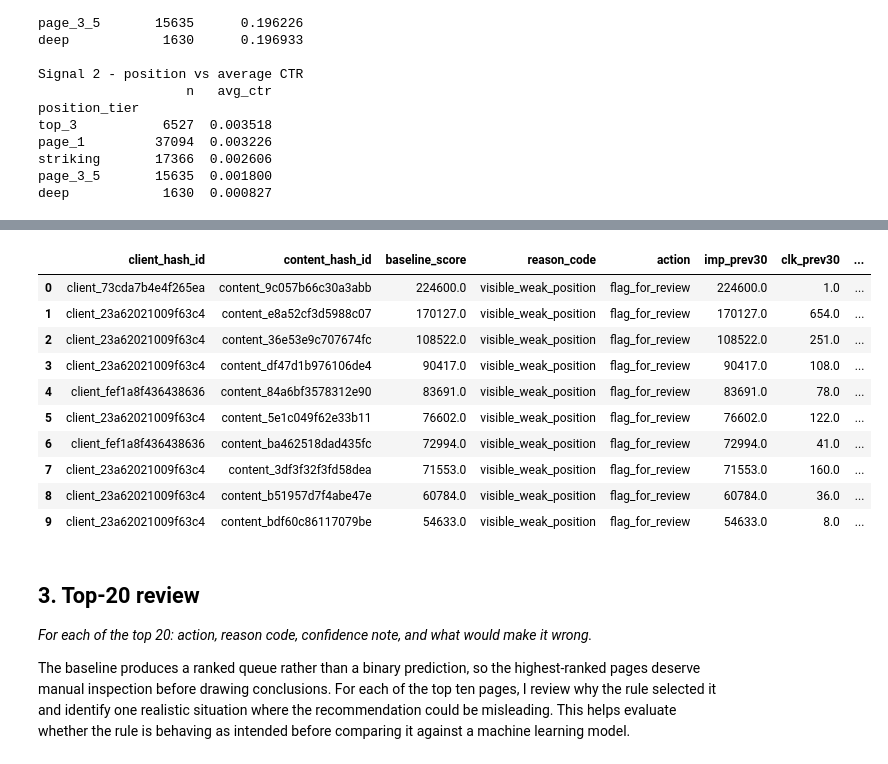
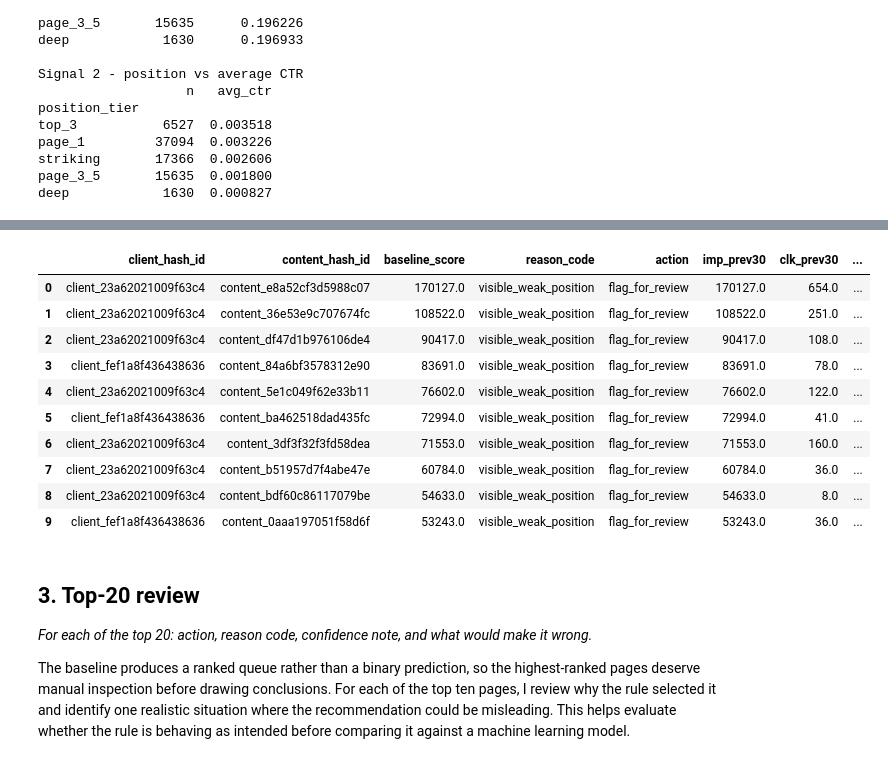
Before and after one commit to stfnnnnnnn/karl-mangahas-flyrank, a Jupyter notebook: work/notebooks/w04_baseline_score.ipynb, the cells around one changed output, grey strips where cells are left out. Saved outputs shown, nothing was run; the diff lists cells and outputs as text; code cells hidden in the pictures.

```diff
--- a/work/notebooks/w04_baseline_score.ipynb
+++ b/work/notebooks/w04_baseline_score.ipynb
@@ -190,28 +271,77 @@ The baseline intentionally remains simple and transparent. A page is only consid
 # %%
 import os
 
-features["is_visible"] = (features["imp_prev30"] >= 300).astype(int)
-features["is_weak_position"] = (features["pos_last30"] > 10).astype(int)
+features["is_visible"] = (
+    features["imp_prev30"] >= 300
+).astype(int)
+
+features["is_weak_position"] = (
+    features["pos_prev30"].notna()
+    & (features["pos_prev30"] > 10)
+).astype(int)
 
 features["baseline_score"] = (
-    features["is_visible"] * features["is_weak_position"] * features["imp_prev30"]
+    features["is_visible"]
+    * features["is_weak_position"]
+    * features["imp_prev30"]
 )
-features["reason_code"] = "visible_weak_position"
-features["action"] = np.where(features["baseline_score"] > 0, "flag_for_review", "no_action")
 
-ranked = features.sort_values("baseline_score", ascending=False).reset_index(drop=True)
+features["reason_code"] = np.where(
+    features["baseline_score"] > 0,
+    "visible_weak_position",
+    "not_flagged"
+)
+
+features["action"] = np.where(
+    features["baseline_score"] > 0,
+    "flag_for_review",
+    "no_action"
+)
+
+ranked = (
+    features
+    .sort_values("baseline_score", ascending=False)
+    .reset_index(drop=True)
+)
 
 os.makedirs("work/outputs", exist_ok=True)
+
 out_cols = [
-    "client_hash_id", "content_hash_id", "baseline_score", "reason_code", "action",
-    "imp_prev30", "clk_prev30", "pos_last30", "is_declining",
+    "client_hash_id",
+    "content_hash_id",
+    "baseline_score",
+    "reason_code",
+    "action",
+    "imp_prev30",
+    "clk_prev30",
+    "pos_prev30",
+    "is_declining",
 ]
-ranked[out_cols].to_csv("work/outputs/baseline_action_score.csv", index=False)
 
-n_flagged = int((ranked["baseline_score"] > 0).sum())
+ranked[out_cols].to_csv(
+    "work/outputs/baseline_action_score.csv",
+    index=False
+)
+
+n_flagged = int(
+    (ranked["baseline_score"] > 0).sum()
+)
+
 base_rate = ranked["is_declining"].mean()
 p20 = ranked["is_declining"].head(20).mean()
-print(f"Wrote {len(ranked)} rows. {n_flagged} flagged for review ({n_flagged/len(ranked):.1%}).")
-print(f"base rate: {base_rate:.1%} | precision@20: {p20:.1%}")
+p50 = ranked["is_declining"].head(50).mean()
+
+print(
+    f"Wrote {len(ranked):,} rows. "
+    f"{n_flagged:,} flagged for review "
+    f"({n_flagged / len(ranked):.1%})."
+)
+
+print(
+    f"base rate: {base_rate:.1%} | "
+    f"precision@20: {p20:.1%} | "
+    f"precision@50: {p50:.1%}"
+)
+
 ranked[out_cols].head(10)
 # %% [output]
@@ -220,14 +350,14 @@ base rate: 26.9% | precision@20: 15.0%
 |  | client_hash_id | content_hash_id | baseline_score | reason_code | action | imp_prev30 | clk_prev30 | ... |
-| 0 | client_73cda7b4e4f265ea | content_9c057b66c30a3abb | 224600.0 | visible_weak_position | flag_for_review | 224600.0 | 1.0 | ... |
-| 1 | client_23a62021009f63c4 | content_e8a52cf3d5988c07 | 170127.0 | visible_weak_position | flag_for_review | 170127.0 | 654.0 | ... |
-| 2 | client_23a62021009f63c4 | content_36e53e9c707674fc | 108522.0 | visible_weak_position | flag_for_review | 108522.0 | 251.0 | ... |
-| 3 | client_23a62021009f63c4 | content_df47d1b976106de4 | 90417.0 | visible_weak_position | flag_for_review | 90417.0 | 108.0 | ... |
-| 4 | client_fef1a8f436438636 | content_84a6bf3578312e90 | 83691.0 | visible_weak_position | flag_for_review | 83691.0 | 78.0 | ... |
-| 5 | client_23a62021009f63c4 | content_5e1c049f62e33b11 | 76602.0 | visible_weak_position | flag_for_review | 76602.0 | 122.0 | ... |
-| 6 | client_fef1a8f436438636 | content_ba462518dad435fc | 72994.0 | visible_weak_position | flag_for_review | 72994.0 | 41.0 | ... |
-| 7 | client_23a62021009f63c4 | content_3df3f32f3fd58dea | 71553.0 | visible_weak_position | flag_for_review | 71553.0 | 160.0 | ... |
-| 8 | client_23a62021009f63c4 | content_b51957d7f4abe47e | 60784.0 | visible_weak_position | flag_for_review | 60784.0 | 36.0 | ... |
-| 9 | client_23a62021009f63c4 | content_bdf60c86117079be | 54633.0 | visible_weak_position | flag_for_review | 54633.0 | 8.0 | ... |
+| 0 | client_23a62021009f63c4 | content_e8a52cf3d5988c07 | 170127.0 | visible_weak_position | flag_for_review | 170127.0 | 654.0 | ... |
+| 1 | client_23a62021009f63c4 | content_36e53e9c707674fc | 108522.0 | visible_weak_position | flag_for_review | 108522.0 | 251.0 | ... |
+| 2 | client_23a62021009f63c4 | content_df47d1b976106de4 | 90417.0 | visible_weak_position | flag_for_review | 90417.0 | 108.0 | ... |
+| 3 | client_fef1a8f436438636 | content_84a6bf3578312e90 | 83691.0 | visible_weak_position | flag_for_review | 83691.0 | 78.0 | ... |
+| 4 | client_23a62021009f63c4 | content_5e1c049f62e33b11 | 76602.0 | visible_weak_position | flag_for_review | 76602.0 | 122.0 | ... |
+| 5 | client_fef1a8f436438636 | content_ba462518dad435fc | 72994.0 | visible_weak_position | flag_for_review | 72994.0 | 41.0 | ... |
+| 6 | client_23a62021009f63c4 | content_3df3f32f3fd58dea | 71553.0 | visible_weak_position | flag_for_review | 71553.0 | 160.0 | ... |
+| 7 | client_23a62021009f63c4 | content_b51957d7f4abe47e | 60784.0 | visible_weak_position | flag_for_review | 60784.0 | 36.0 | ... |
+| 8 | client_23a62021009f63c4 | content_bdf60c86117079be | 54633.0 | visible_weak_position | flag_for_review | 54633.0 | 8.0 | ... |
+| 9 | client_fef1a8f436438636 | content_0aaa197051f58d6f | 53243.0 | visible_weak_position | flag_for_review | 53243.0 | 36.0 | ... |
 # %% [markdown]
 ## 3. Top-20 review
 
```
Also changed, not shown: parts of 13 cells of this notebook.
